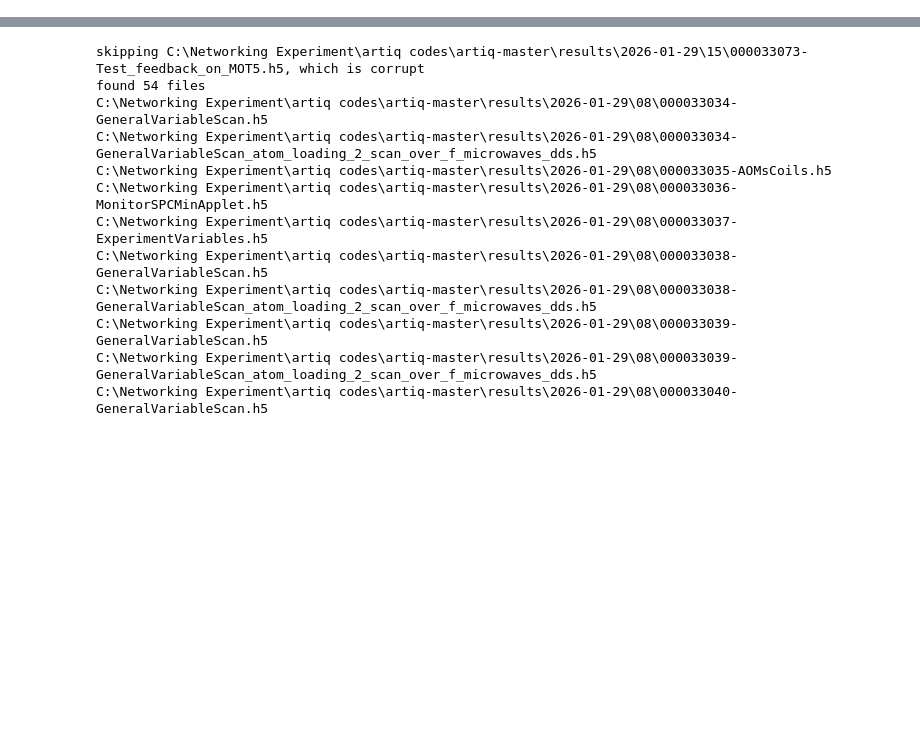
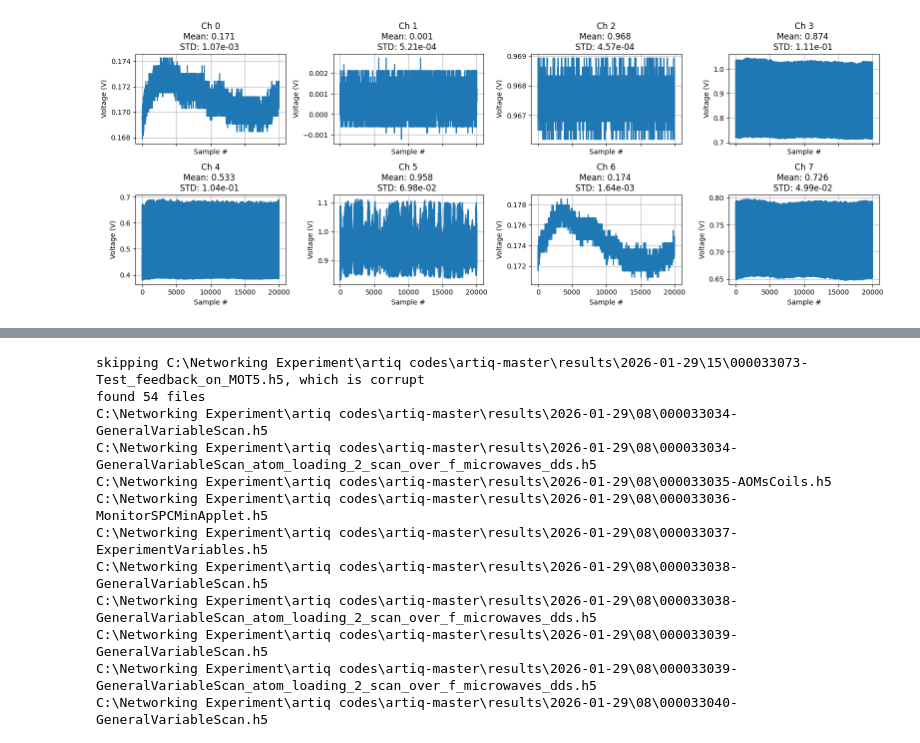
Before and after one commit to QuantumQuadrate/qn_artiq_routines, a Jupyter notebook: Analysis/Single atom analysis/view_h5_data.ipynb, the cells around one changed output, grey strips where cells are left out. Cells and saved outputs as stored; diff of their text form; code cells hidden in the pictures; blank space fills up the shorter version.

```diff
--- a/Analysis/Single atom analysis/view_h5_data.ipynb
+++ b/Analysis/Single atom analysis/view_h5_data.ipynb
@@ -16,0 +167,25 @@ from h5_data_utilities import * # helper functions for dealing with h5 files
+# %%
+"""
+All channels on Sampler0
+"""
+sampler_data = Sampler0Values[1:, :]  # Exclude the first row
+
+fig, axes = plt.subplots(2, 4, figsize=(16, 6), sharex=True)
+axes = axes.flatten()
+
+for i in range(8):
+    ch_data = sampler_data[:, i]
+    mean = np.mean(ch_data)
+    STD = np.sqrt(np.var(ch_data))
+
+    ax = axes[i]
+    ax.plot(ch_data, label=f'Ch {i}')
+    ax.set_title(f'Ch {i}\nMean: {mean:.3f} \nSTD: {STD:.2e} ')
+    ax.grid(True)
+    ax.set_xlabel("Sample #")
+    ax.set_ylabel("Voltage (V)")
+
+plt.tight_layout()
+plt.show()
+# %% [output]
+[figure, added]
```
Also changed, not shown: parts of 14 cells of this notebook, 6 other files.
